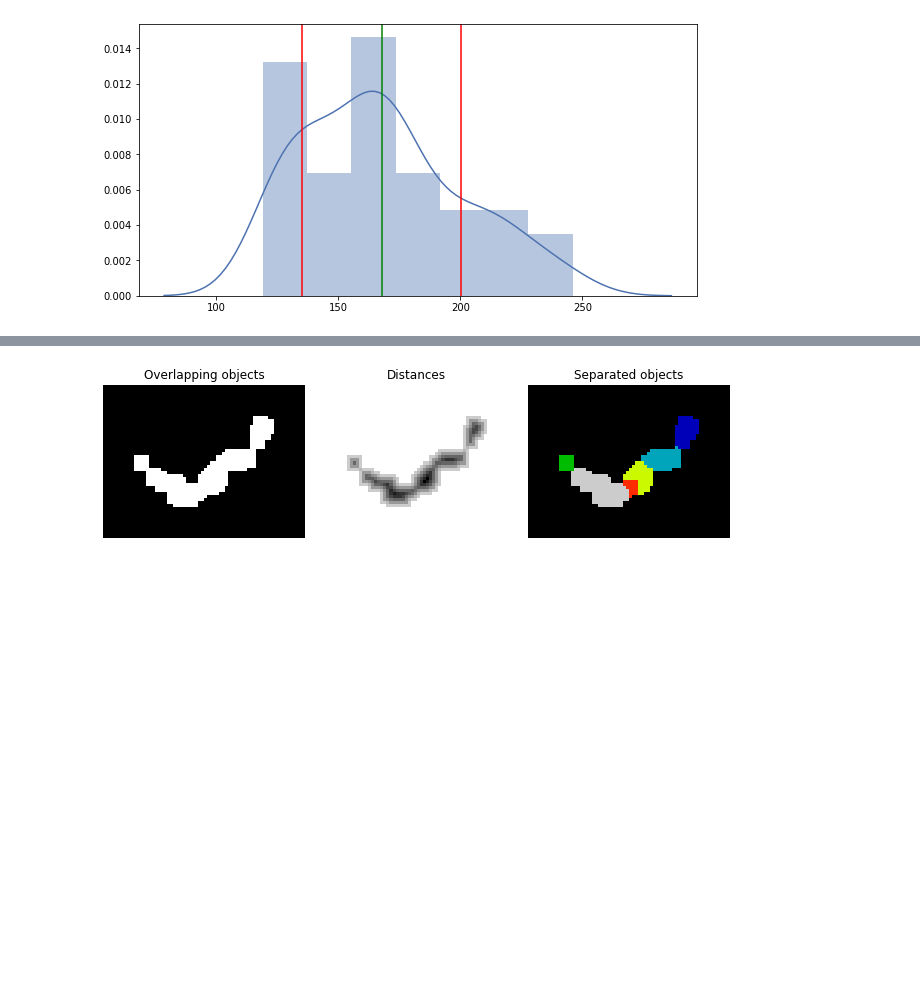
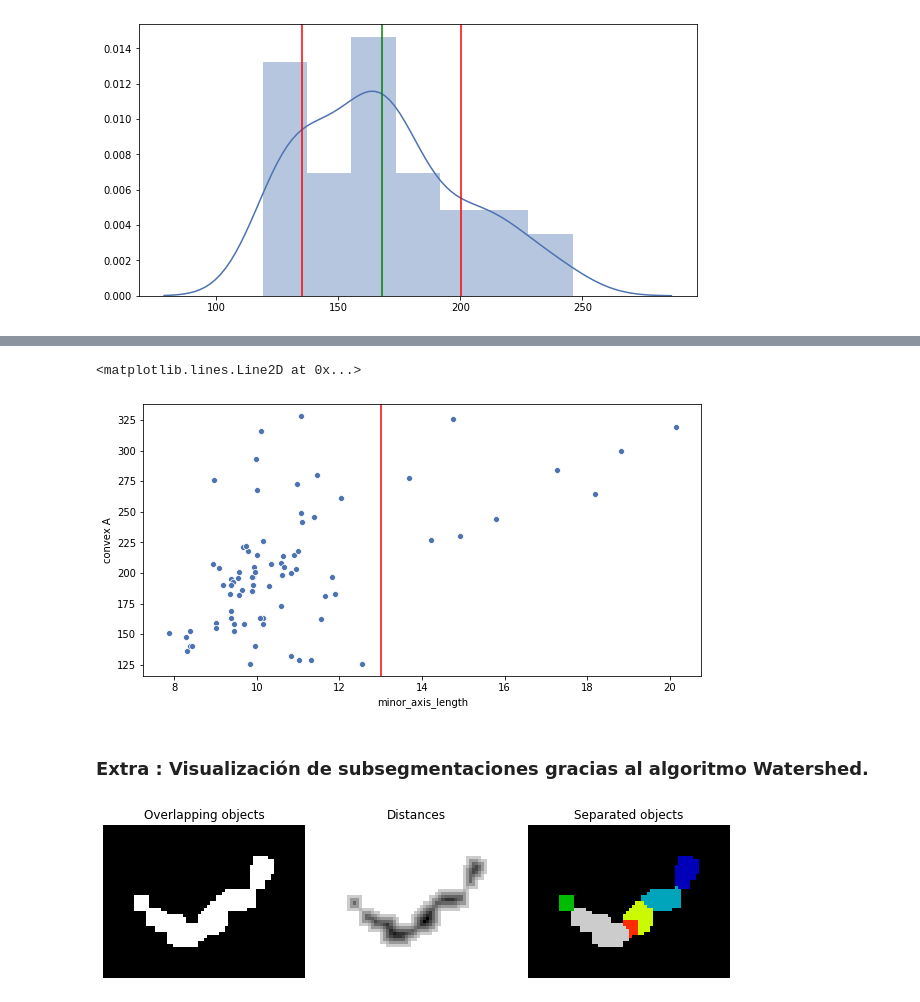
Before and after one commit to gmagannaDevelop/ImagenesTercerParcial, a Jupyter notebook: Pregunta 6.ipynb, the cells around one changed output, grey strips where cells are left out. Drawn from its saved outputs; the diff is of its cells as text; code cells hidden in the pictures; blank space fills up the shorter version.

```diff
--- a/Pregunta 6.ipynb
+++ b/Pregunta 6.ipynb
@@ -460,3 +451,11 @@ plt.axvline(mean_area3, color='r')
+# %%
+sns.scatterplot('minor_axis_length', 'convex A', data=propiedades2)
+plt.axvline(13, color='red')
+# %% [output]
+<matplotlib.lines.Line2D at 0x...>
+[figure, added]
+# %% [markdown]
+### Extra : Visualización de subsegmentaciones gracias al algoritmo Watershed.
 # %%
 for cell in cells[2]:
     image = pad(cell)
```
Also changed, not shown: parts of 19 cells of this notebook, 1 other file.
